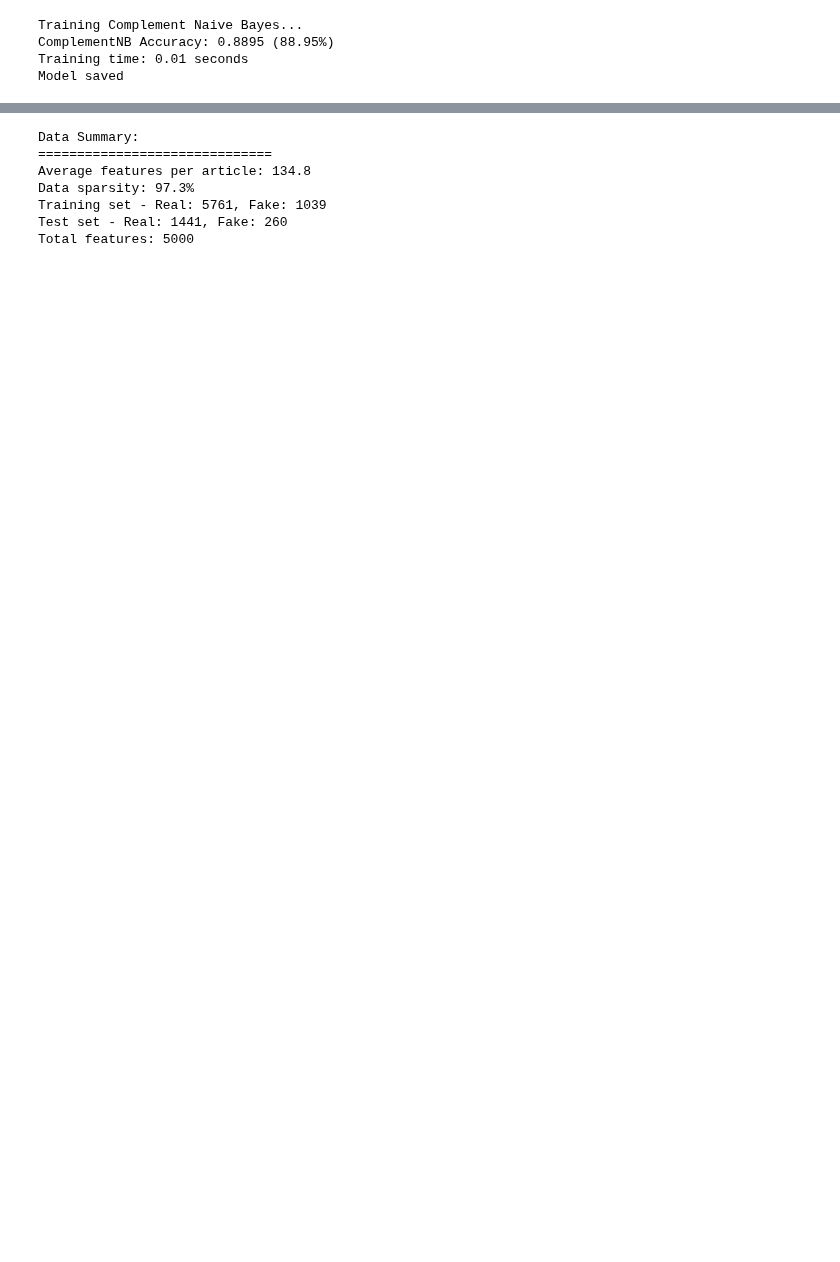
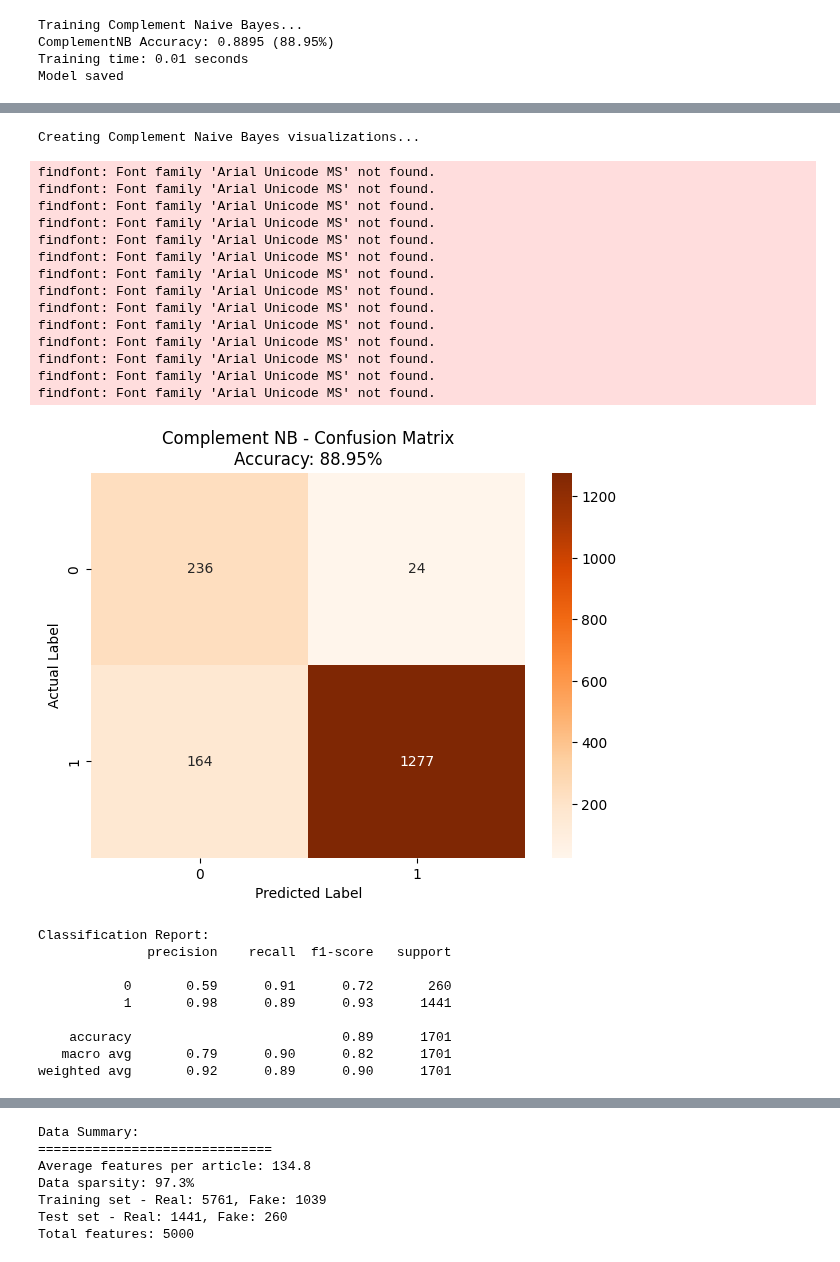
Before and after one commit to habibaalam/Bangla-Fake-News-Detection, a Jupyter notebook: notebook/Combined_Models.ipynb, the cells around one changed output, grey strips where cells are left out. Cells and saved outputs as stored; diff of their text form; code cells hidden in the pictures; blank space fills up the shorter version.

```diff
--- a/notebook/Combined_Models.ipynb
+++ b/notebook/Combined_Models.ipynb
@@ -130,3 +357,19 @@ Training Complement Naive Bayes...
 ComplementNB Accuracy: 0.8895 (88.95%)
 Training time: 0.01 seconds
 Model saved
+# %%
+print("Creating Complement Naive Bayes visualizations...")
+
+# Confusion Matrix
+cm_cnb = confusion_matrix(y_test, cnb_pred)
+plt.figure(figsize=(7, 5))
+sns.heatmap(cm_cnb, annot=True, fmt='d', cmap='Oranges', cbar=True)
+plt.title(f'Complement NB - Confusion Matrix\nAccuracy: {cnb_accuracy:.2%}')
+plt.ylabel('Actual Label')
+plt.xlabel('Predicted Label')
+plt.show()
+
+# Classification Report
+print("Classification Report:")
+print(classification_report(y_test, cnb_pred))
+# %% [output]
@@ -133,3 +393,28 @@ Model saved
+Creating Complement Naive Bayes visualizations...
+findfont: Font family 'Arial Unicode MS' not found.
+findfont: Font family 'Arial Unicode MS' not found.
+findfont: Font family 'Arial Unicode MS' not found.
+findfont: Font family 'Arial Unicode MS' not found.
+findfont: Font family 'Arial Unicode MS' not found.
+findfont: Font family 'Arial Unicode MS' not found.
+findfont: Font family 'Arial Unicode MS' not found.
+findfont: Font family 'Arial Unicode MS' not found.
+findfont: Font family 'Arial Unicode MS' not found.
+findfont: Font family 'Arial Unicode MS' not found.
+findfont: Font family 'Arial Unicode MS' not found.
+findfont: Font family 'Arial Unicode MS' not found.
+findfont: Font family 'Arial Unicode MS' not found.
+findfont: Font family 'Arial Unicode MS' not found.
+[figure, added]
+Classification Report:
+              precision    recall  f1-score   support
+
+           0       0.59      0.91      0.72       260
+           1       0.98      0.89      0.93      1441
+
+    accuracy                           0.89      1701
+   macro avg       0.79      0.90      0.82      1701
+weighted avg       0.92      0.89      0.90      1701
 # %%
 # Cell 7: Passive Aggressive
 print("Training Passive Aggressive...")
```
Also changed, not shown: parts of 14 cells of this notebook, 3 other files.
